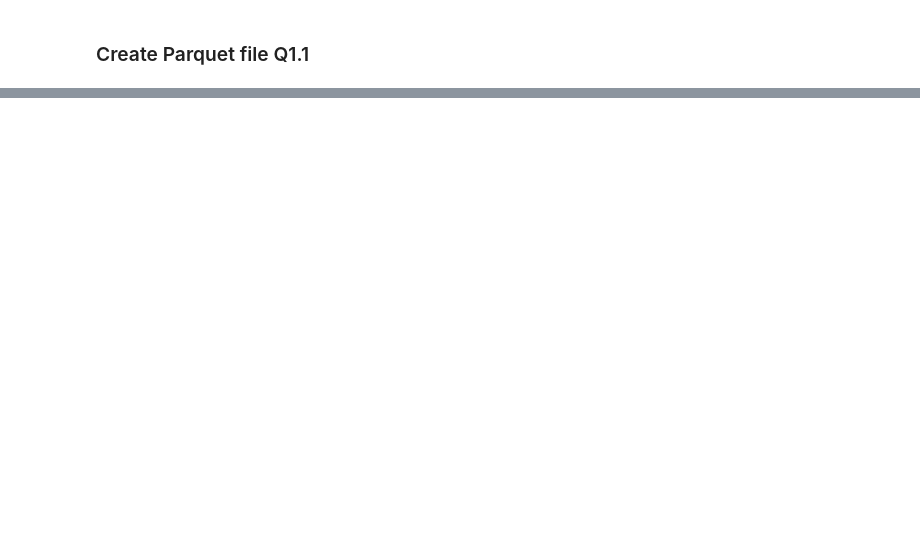
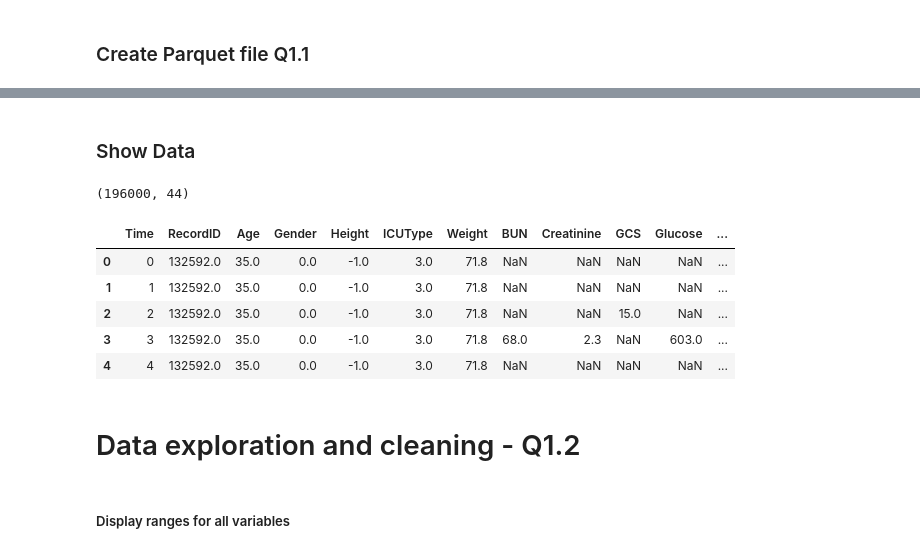
Before and after one commit to KarlDeck/ML4HC_P1, a Jupyter notebook: Project1.ipynb, the cells around one changed output, grey strips where cells are left out. Drawn from its saved outputs; the diff is of its cells as text; code cells hidden in the pictures; blank space fills up the shorter version.

```diff
--- a/Project1.ipynb
+++ b/Project1.ipynb
@@ -69,0 +68,19 @@ Could not read file.ipynb_checkpoints
+# %% [markdown]
+### Show Data
+# %%
+letter="a"
+df = pd.read_parquet(f"data_{letter}_raw.parquet")
+print(df.shape)
+df.head()
+# %% [output]
+(196000, 44)
+|  | Time | RecordID | Age | Gender | Height | ICUType | Weight | BUN | Creatinine | GCS | Glucose | ... |
+| 0 | 0 | 132592.0 | 35.0 | 0.0 | -1.0 | 3.0 | 71.8 | NaN | NaN | NaN | NaN | ... |
+| 1 | 1 | 132592.0 | 35.0 | 0.0 | -1.0 | 3.0 | 71.8 | NaN | NaN | NaN | NaN | ... |
+| 2 | 2 | 132592.0 | 35.0 | 0.0 | -1.0 | 3.0 | 71.8 | NaN | NaN | 15.0 | NaN | ... |
+| 3 | 3 | 132592.0 | 35.0 | 0.0 | -1.0 | 3.0 | 71.8 | 68.0 | 2.3 | NaN | 603.0 | ... |
+| 4 | 4 | 132592.0 | 35.0 | 0.0 | -1.0 | 3.0 | 71.8 | NaN | NaN | NaN | NaN | ... |
+# %% [markdown]
+# Data exploration and  cleaning - Q1.2
+# %% [markdown]
+##### Display ranges for all variables
```
Also changed, not shown: parts of 37 cells of this notebook.
